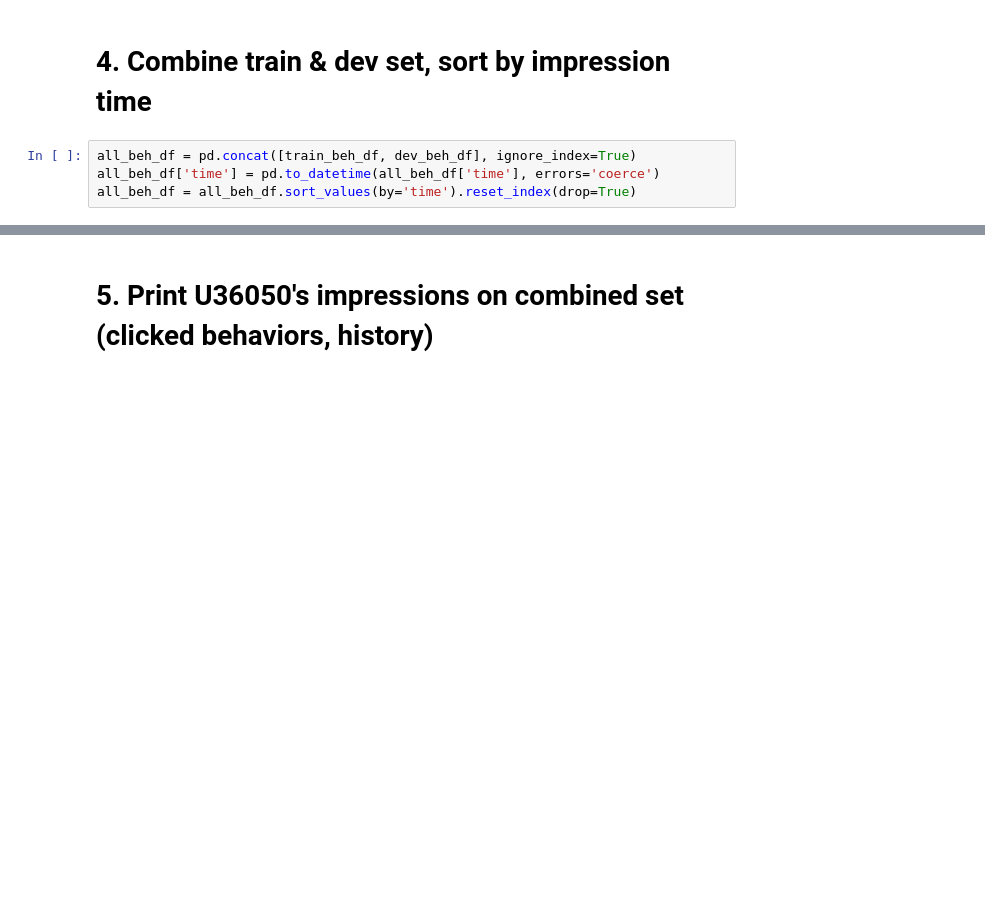
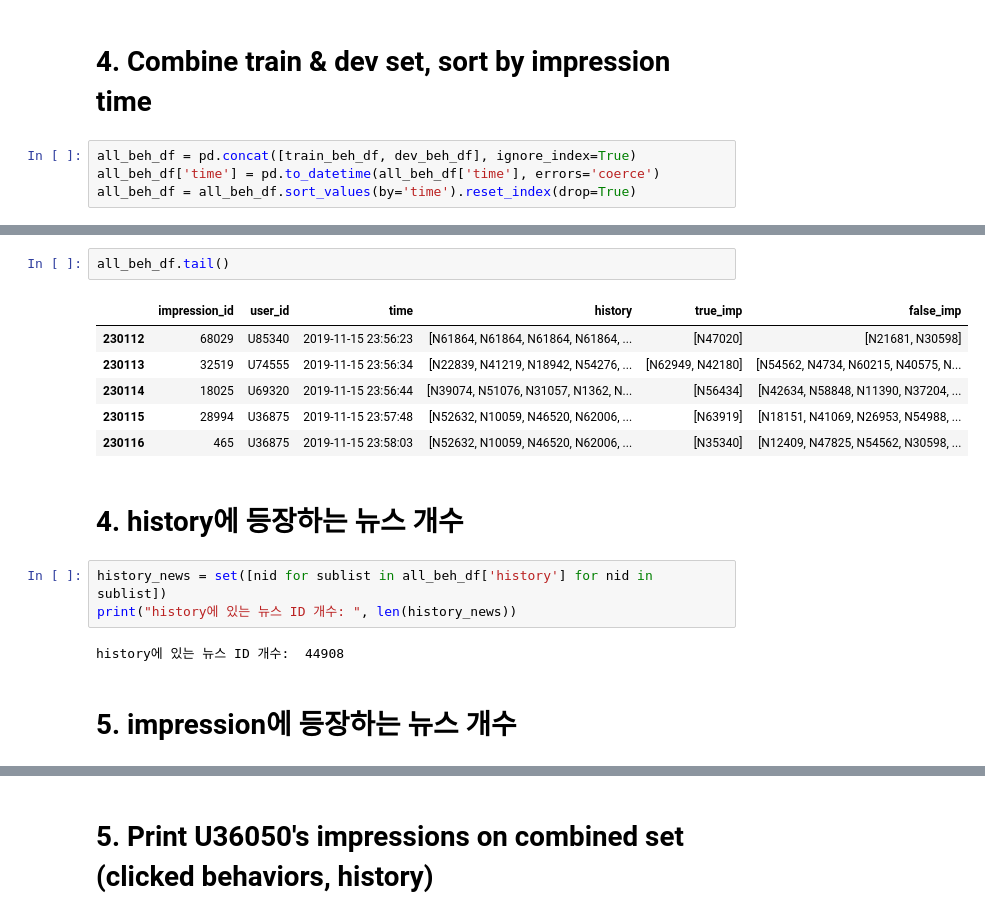
Before and after one commit to meongju0o0/MIND-analysis, a Jupyter notebook: impression-analysis.ipynb, the cells around one changed output, grey strips where cells are left out. Drawn from its saved outputs; the diff is of its cells as text; blank space fills up the shorter version.

```diff
--- a/impression-analysis.ipynb
+++ b/impression-analysis.ipynb
@@ -90,3 +90,21 @@ all_beh_df.head()
 | 2 | 27660 | U25550 | 2019-11-09 00:02:44 | [N17260, N38298, N33976, N47719, ... | [N52433] | [N50135, N15134, N20602, N64536] |
 | 3 | 152217 | U19710 | 2019-11-09 00:02:50 | [N3530, N48284, N43019, N62546, N... | [N43083] | [N57099, N30295, N21086, N5379, N... |
 | 4 | 42166 | U38106 | 2019-11-09 00:03:09 | [N16874, N264, N48697, N51366] | [N48925] | [N3491, N20602, N25785, N23575, N... |
+# %%
+all_beh_df.tail()
+# %% [output]
+|  | impression_id | user_id | time | history | true_imp | false_imp |
+| 230112 | 68029 | U85340 | 2019-11-15 23:56:23 | [N61864, N61864, N61864, N61864, ... | [N47020] | [N21681, N30598] |
+| 230113 | 32519 | U74555 | 2019-11-15 23:56:34 | [N22839, N41219, N18942, N54276, ... | [N62949, N42180] | [N54562, N4734, N60215, N40575, N... |
+| 230114 | 18025 | U69320 | 2019-11-15 23:56:44 | [N39074, N51076, N31057, N1362, N... | [N56434] | [N42634, N58848, N11390, N37204, ... |
+| 230115 | 28994 | U36875 | 2019-11-15 23:57:48 | [N52632, N10059, N46520, N62006, ... | [N63919] | [N18151, N41069, N26953, N54988, ... |
+| 230116 | 465 | U36875 | 2019-11-15 23:58:03 | [N52632, N10059, N46520, N62006, ... | [N35340] | [N12409, N47825, N54562, N30598, ... |
+# %% [markdown]
+# 4. history에 등장하는 뉴스 개수
+# %%
+history_news = set([nid for sublist in all_beh_df['history'] for nid in sublist])
+print("history에 있는 뉴스 ID 개수: ", len(history_news))
+# %% [output]
+history에 있는 뉴스 ID 개수:  44908
+# %% [markdown]
+# 5. impression에 등장하는 뉴스 개수
```
Also changed, not shown: parts of 3 cells of this notebook, 1 other file.
